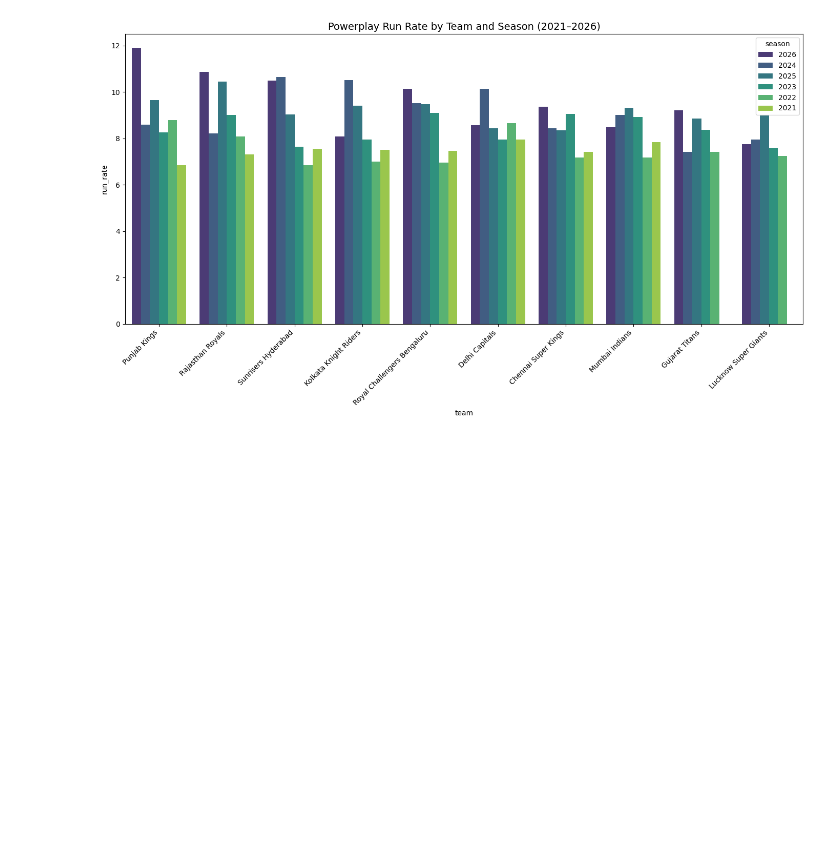
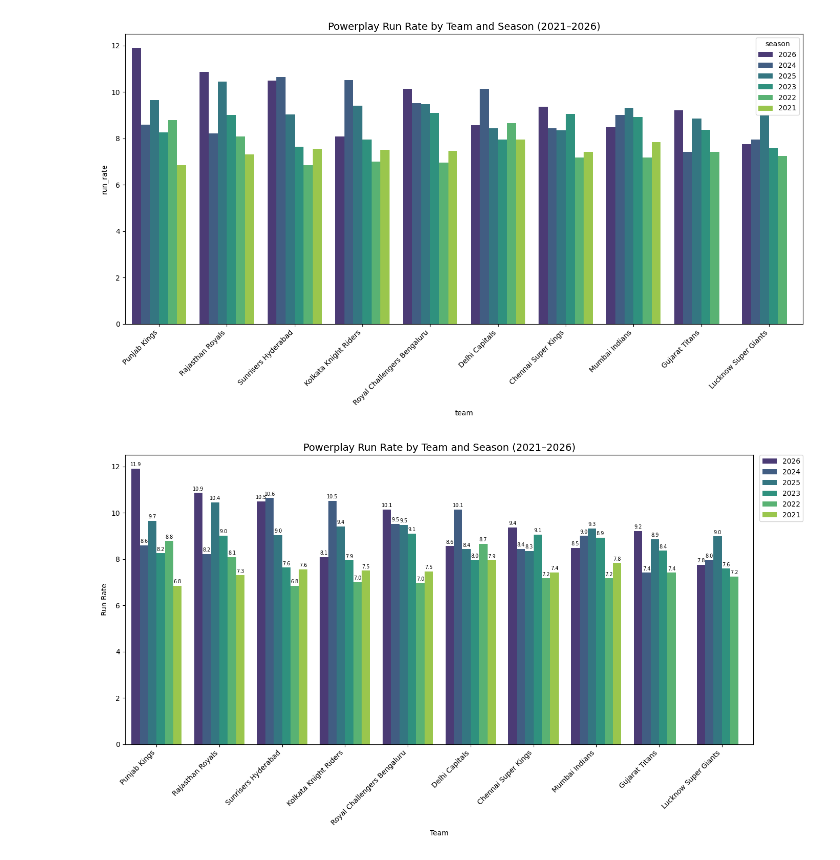
Before and after one commit to Krishna-OO3/ipl-analytics, a Jupyter notebook: notebooks/exploration.ipynb, the cells around one changed output. Saved outputs shown, nothing was run; the diff lists cells and outputs as text; code cells hidden in the pictures; blank space fills up the shorter version.

```diff
--- a/notebooks/exploration.ipynb
+++ b/notebooks/exploration.ipynb
@@ -89,3 +89,21 @@ plt.tight_layout()
 plt.show()
 # %% [output]
 [figure]
+# %%
+plt.figure(figsize=(14, 8))
+ax = sns.barplot(data=df_pp, x='team', y='run_rate', hue='season', palette='viridis')
+plt.title('Powerplay Run Rate by Team and Season (2021–2026)', fontsize=14)
+plt.xlabel('Team')
+plt.ylabel('Run Rate')
+plt.xticks(rotation=45, ha='right')
+
+# Add value labels on top of each bar
+for container in ax.containers:
+    ax.bar_label(container, fmt='%.1f', fontsize=7, padding=2)
+
+# Move legend outside
+plt.legend(bbox_to_anchor=(1.01, 1), loc='upper left', borderaxespad=0)
+plt.tight_layout()
+plt.show()
+# %% [output]
+[figure, added]
```
Also changed, not shown: parts of 3 cells of this notebook, 2 other files.
